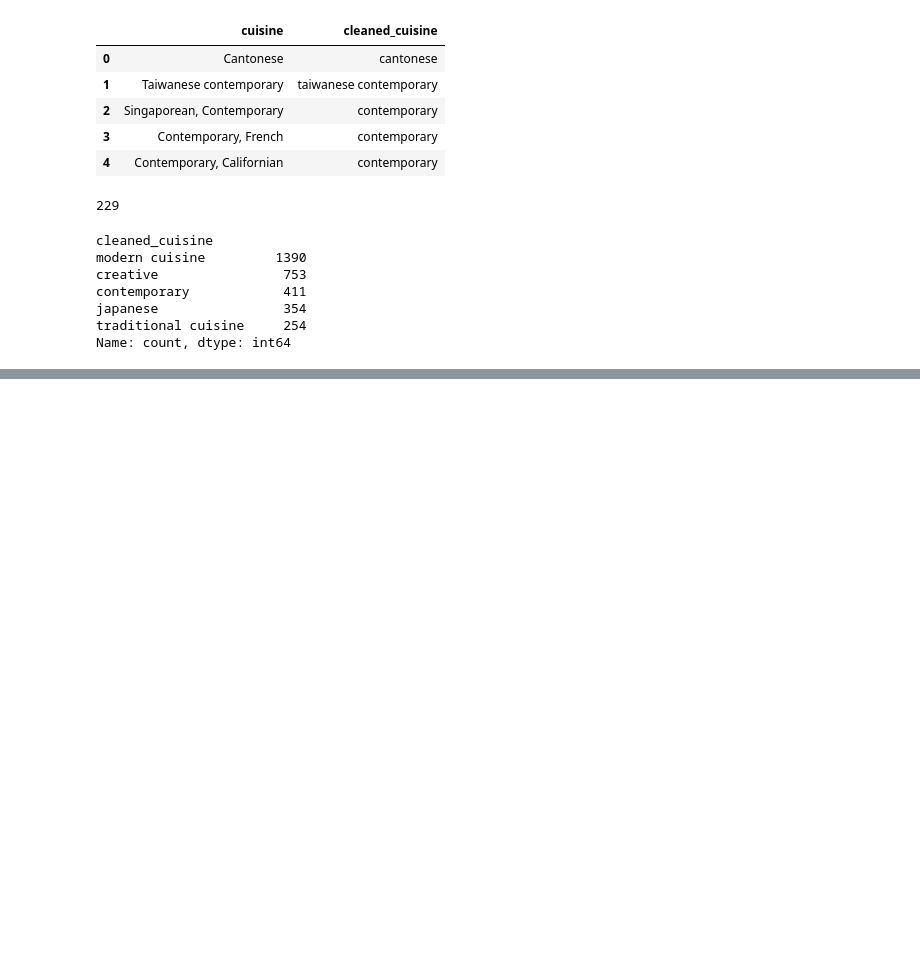
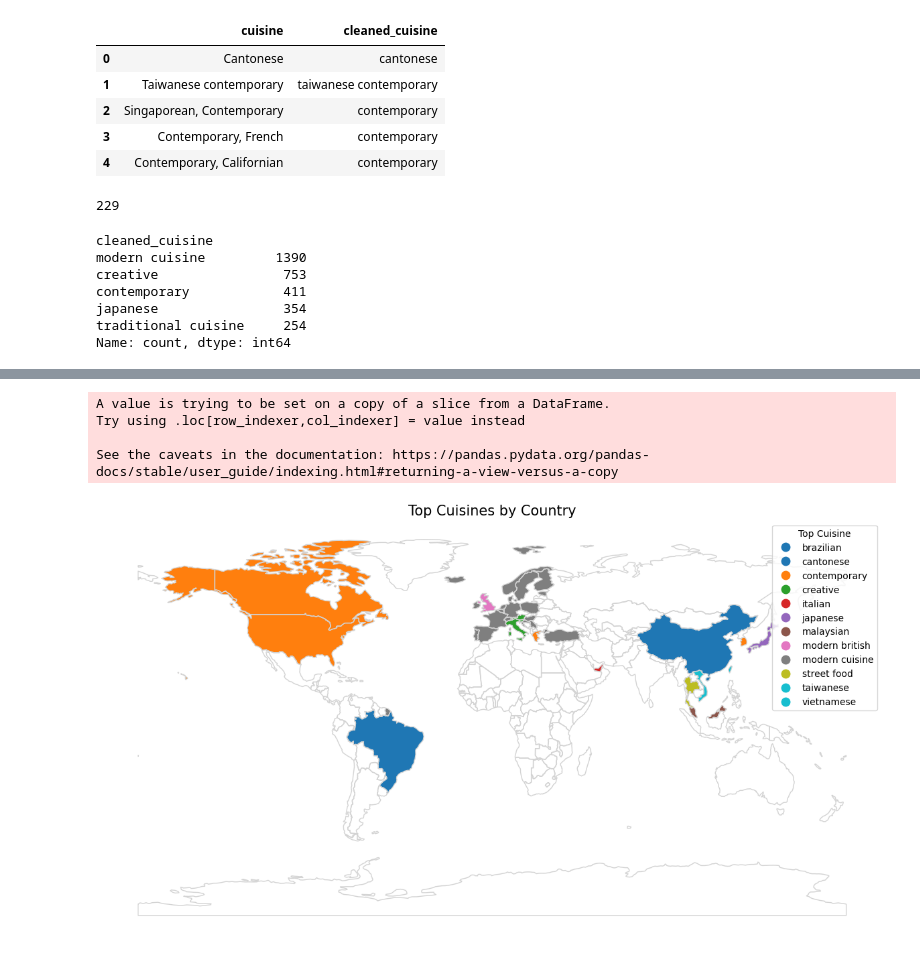
Before and after one commit to MairaMG/project--II, a Jupyter notebook: noteboooks/analysis_and_visualization.ipynb, the cells around one changed output, grey strips where cells are left out. Cells and saved outputs as stored; diff of their text form; code cells hidden in the pictures; blank space fills up the shorter version.

Commit message:
cleaning + API + visualization (finished)

```diff
--- a/noteboooks/analysis_and_visualization.ipynb
+++ b/noteboooks/analysis_and_visualization.ipynb
@@ -481,0 +696,10 @@ fig.show()
+# %%
+# Group the data by country and cleaned_cuisine, then count the occurrences
+cuisine_counts = df.groupby(['country', 'cleaned_cuisine']).size().reset_index(name='count')
+
+# Sort the data by country and count, in descending order
+cuisine_counts_sorted = cuisine_counts.sort_values(by=['country', 'count'], ascending=[True, False])
+
+# Select the top cuisine for each country
+top_cuisine_per_country = cuisine_counts_sorted.groupby('country').head(1)
+top_cuisine_per_country
@@ -481,0 +724,25 @@ fig.show()
+# %%
+# Normalize country names in the top cuisine per country dataset
+top_cuisine_per_country['country_normalized'] = top_cuisine_per_country['country'].str.lower().replace({
+    'usa': 'united states of america',
+    'türkiye': 'turkey',
+    'china mainland': 'china'
+})
+
+# Merge the world map with the top cuisine per country data
+world_top_cuisine = world.merge(top_cuisine_per_country, left_on='name_normalized', right_on='country_normalized', how='left')
+
+# Plot the map
+fig, ax = plt.subplots(1, 1, figsize=(15, 10))
+world.boundary.plot(ax=ax, linewidth=1, color='lightgrey')
+world_top_cuisine.dropna(subset=['cleaned_cuisine']).plot(column='cleaned_cuisine', ax=ax, legend=True,
+                                                           legend_kwds={'bbox_to_anchor': (1, 1), 'title': 'Top Cuisine'})
+plt.title('Top Cuisines by Country', fontsize=15)
+plt.axis('off')
+plt.show()
+# %% [output]
+A value is trying to be set on a copy of a slice from a DataFrame.
+Try using .loc[row_indexer,col_indexer] = value instead
+
+See the caveats in the documentation: https://pandas.pydata.org/pandas-docs/stable/user_guide/indexing.html#returning-a-view-versus-a-copy
+[figure, added]
```
Also changed, not shown: parts of 12 cells of this notebook.
